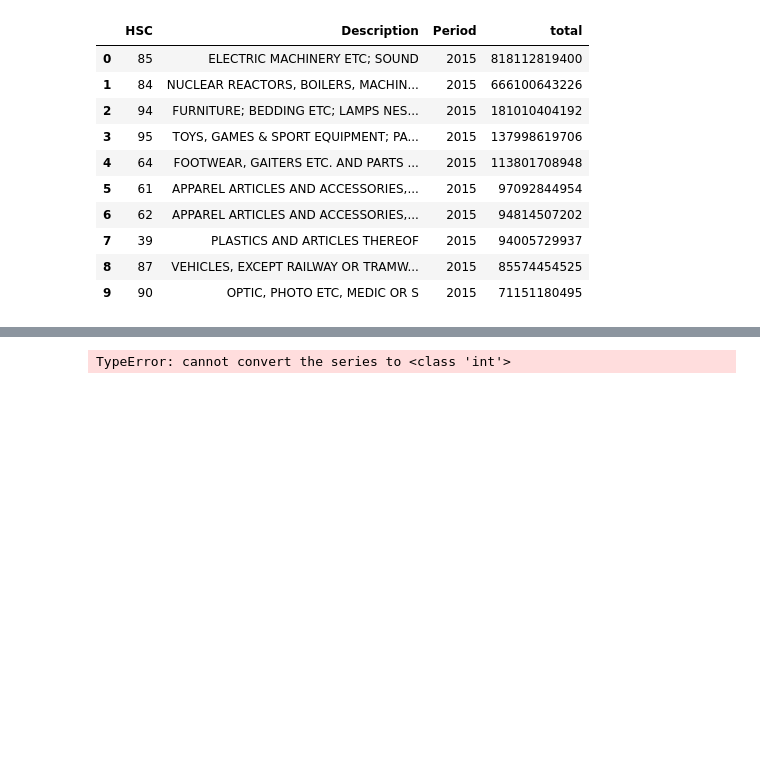
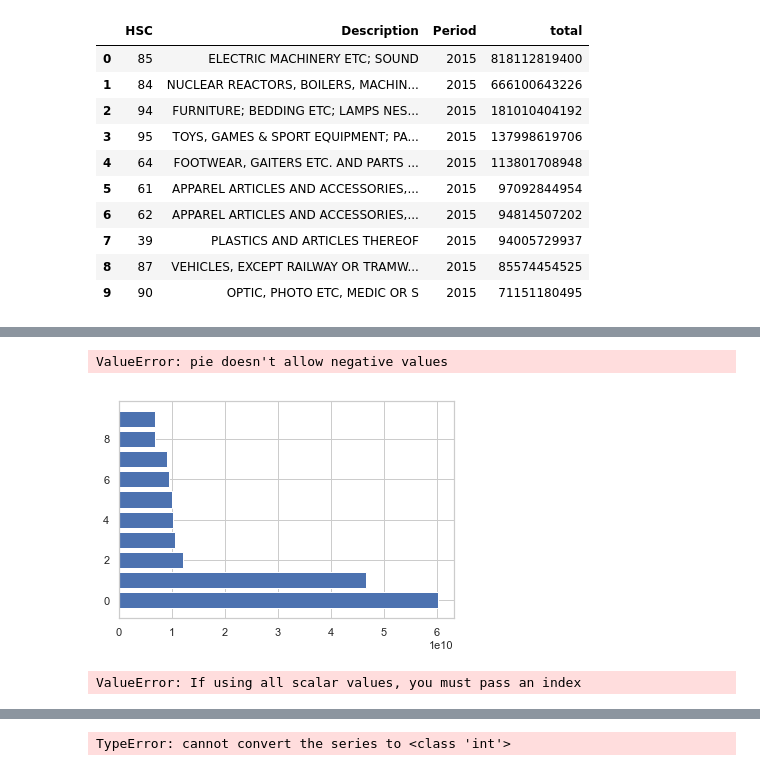
Before and after one commit to Sailendra-Mahapatra/Project2, a Jupyter notebook: Alex's Workbook/workbook.ipynb, the cells around one changed output, grey strips where cells are left out. Drawn from its saved outputs; the diff is of its cells as text; code cells hidden in the pictures; blank space fills up the shorter version.

```diff
--- a/Alex's Workbook/workbook.ipynb
+++ b/Alex's Workbook/workbook.ipynb
@@ -468,12 +559,10 @@ ModuleNotFoundError: No module named 'plotly'
 # %%
 year= "2016"
-stmt = session.query(YRImports).statement
+stmt = session.query(Imports).statement
 df = pd.read_sql_query(stmt, session.bind)
-df["YTDValue"] =pd.to_numeric(df["YTDValue"])
+df["MoValue"] =pd.to_numeric(df["MoValue"])
 first_2015 = df[df["Period"].str.contains(f"{year}")]
-data_2015 = first_2015.groupby(["HSC","Description","Period"])["YTDValue"].sum()
+data_2015 = first_2015.groupby(["HSC","Description"])["MoValue"].sum()
 test= pd.DataFrame({"total" : data_2015})
 data_2015= test.nlargest(10,"total")
 data_2015 = data_2015.reset_index()
-
-imp_2015= data_2015.nlargest(10,"total")
@@ -499,0 +583,26 @@ for result in data_2015:
+# %%
+data_2015.plot(kind='pie', subplots=True, figsize=(16,8))
+# %% [output]
+ValueError: pie doesn't allow negative values
+# %%
+height = data_2015["total"]
+bars = data_2015["HSC"]
+y_pos = np.arange(len(bars))
+
+
+# Create horizontal bars
+plt.barh(y_pos, height)
+
+# Create names on the y-axis
+# plt.yticks(y_pos, bars)
+
+# Show graphic
+plt.show()
+# %% [output]
+[figure, added]
+# %%
+first_2015 = df[df["Period"].str.contains(f"{year}")]
+first_2015.head()
+test= pd.DataFrame({"total" : data_2015})
+# %% [output]
+ValueError: If using all scalar values, you must pass an index
```
Also changed, not shown: parts of 23 cells of this notebook, 7 other files.
